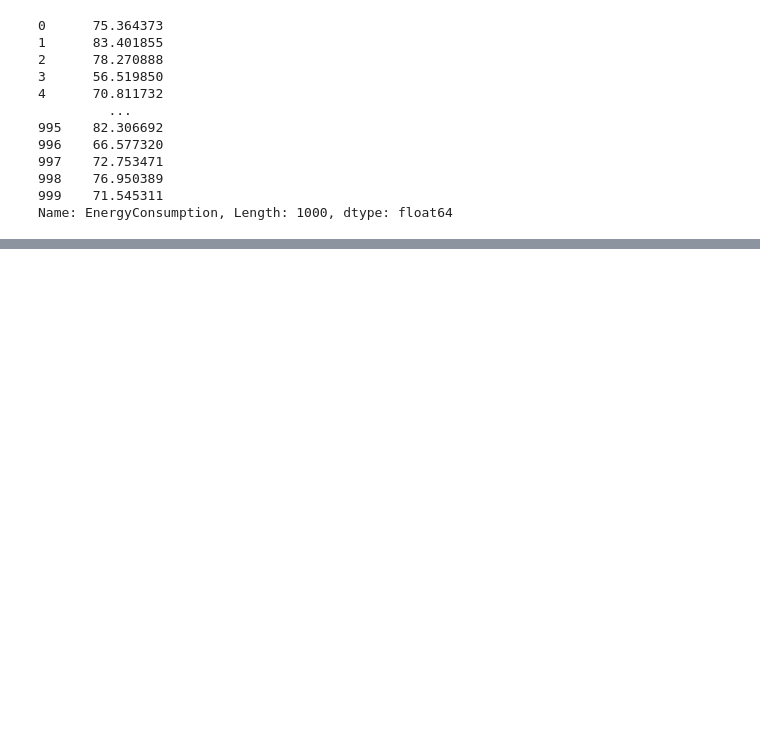
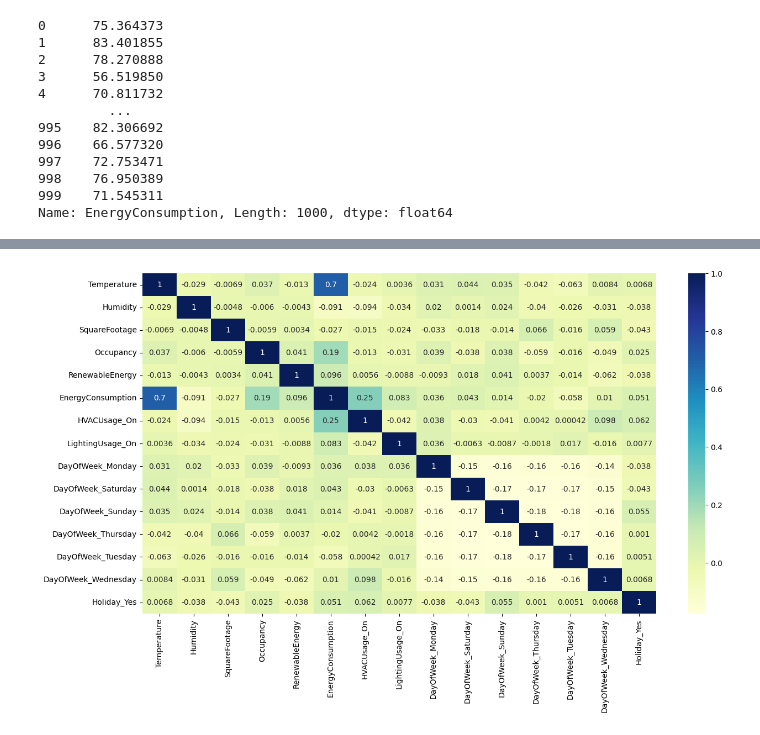
Before and after one commit to hamsa-joshua/WattsNext, a Jupyter notebook: main.ipynb, the cells around one changed output, grey strips where cells are left out. Saved outputs shown, nothing was run; the diff lists cells and outputs as text; code cells hidden in the pictures; blank space fills up the shorter version.

```diff
--- a/main.ipynb
+++ b/main.ipynb
@@ -178,0 +180,8 @@ ValueError: could not convert string to float: '2022-01-29 00:00:00'
+# %%
+# Convert categorical columns to numerical values using encoding
+encoded_data = pd.get_dummies(train_data.drop(columns=['Timestamp']), drop_first=True)
+plt.figure(figsize=(15, 8))
+sns.heatmap(encoded_data.corr(), annot=True, cmap="YlGnBu")
+plt.show()
+# %% [output]
+[figure, added]
```
Also changed, not shown: parts of 12 cells of this notebook.
